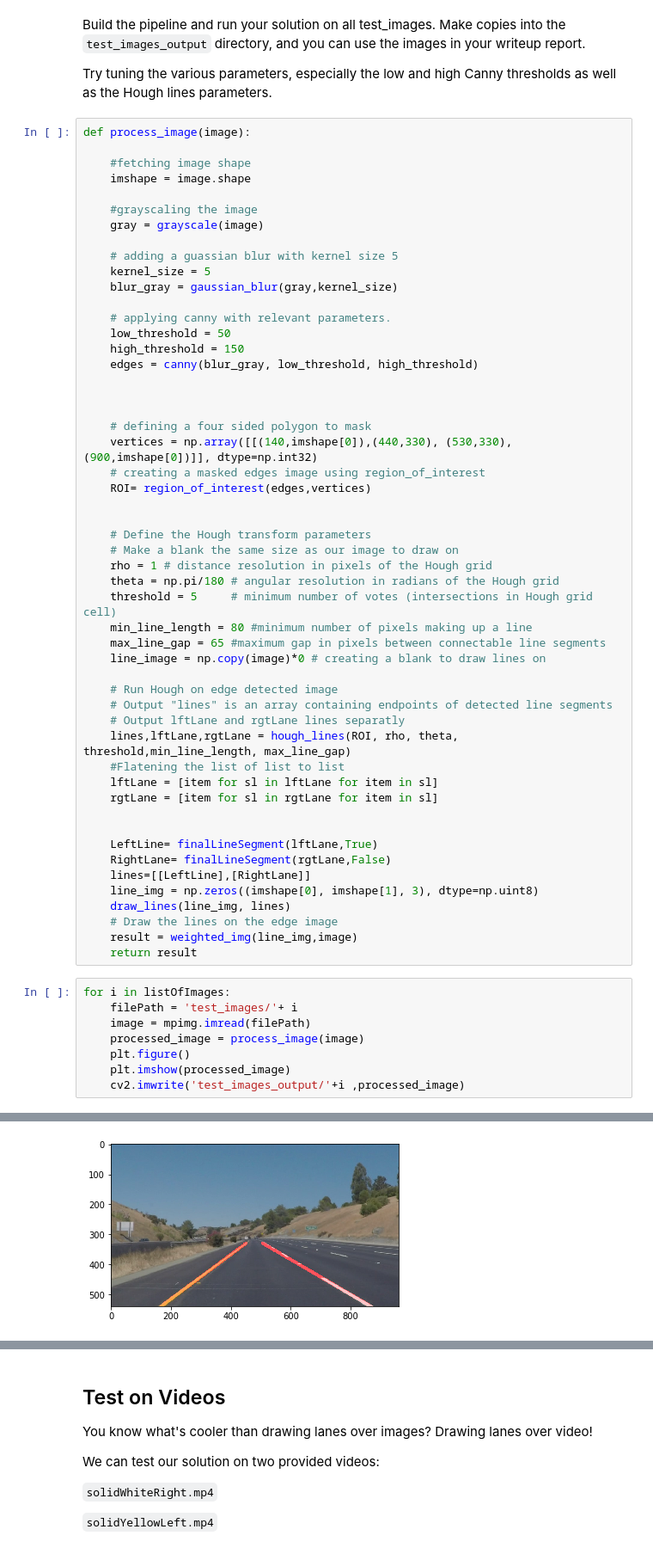
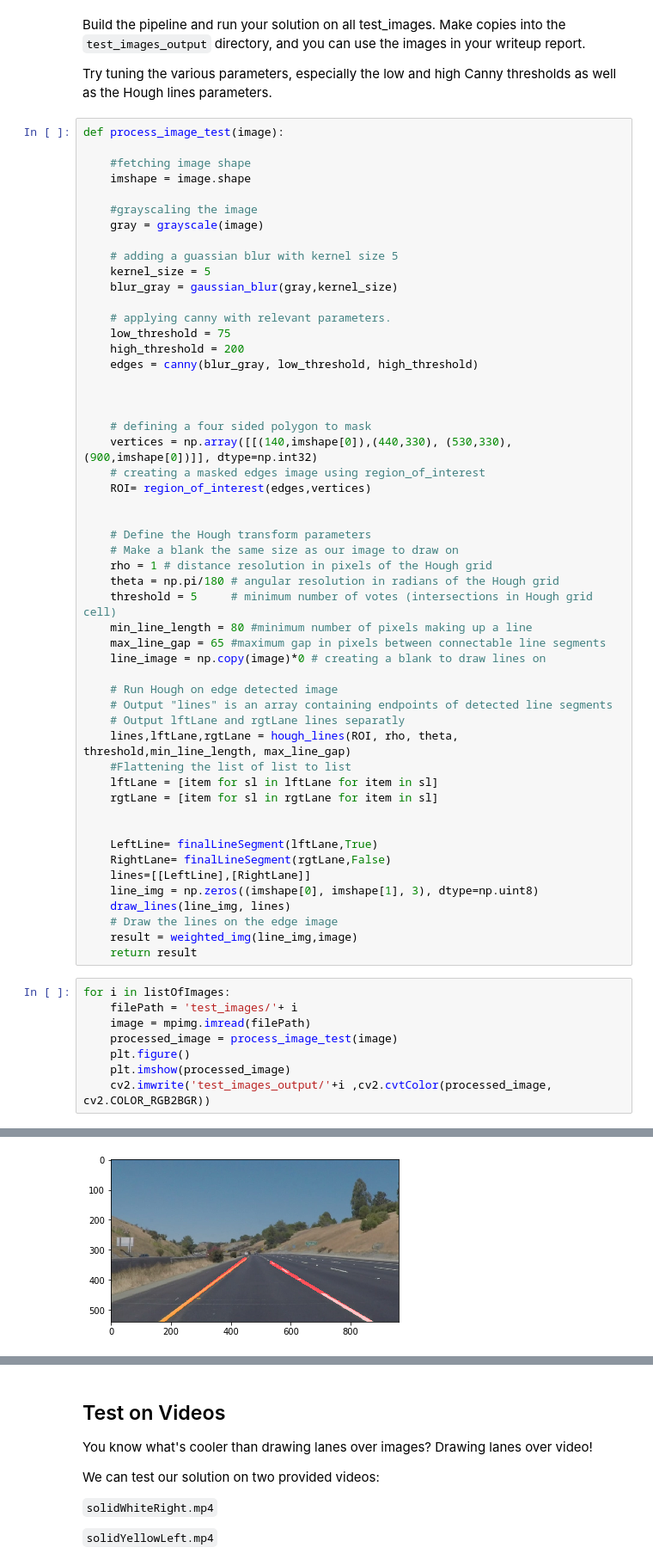
Before and after one commit to YashCS90/LaneFinding, a Jupyter notebook: P1.ipynb, the cells around one changed output, grey strips where cells are left out. Shown at 86% size. Saved outputs shown, nothing was run; the diff lists cells and outputs as text.

Commit message:
update code and output files

```diff
--- a/P1.ipynb
+++ b/P1.ipynb
@@ -347,7 +355,7 @@ Build the pipeline and run your solution on all test_images. Make copies into th
 
 Try tuning the various parameters, especially the low and high Canny thresholds as well as the Hough lines parameters.
 # %%
-def process_image(image):
+def process_image_test(image):
 
     #fetching image shape
     imshape = image.shape
@@ -360,8 +368,8 @@ def process_image(image):
     blur_gray = gaussian_blur(gray,kernel_size)
 
     # applying canny with relevant parameters.
-    low_threshold = 50
-    high_threshold = 150
+    low_threshold = 75
+    high_threshold = 200
     edges = canny(blur_gray, low_threshold, high_threshold)
 
 
@@ -385,7 +393,7 @@ def process_image(image):
     # Output "lines" is an array containing endpoints of detected line segments
     # Output lftLane and rgtLane lines separatly
     lines,lftLane,rgtLane = hough_lines(ROI, rho, theta, threshold,min_line_length, max_line_gap)
-    #Flatening the list of list to list
+    #Flattening the list of list to list
     lftLane = [item for sl in lftLane for item in sl]
     rgtLane = [item for sl in rgtLane for item in sl]
 
@@ -401,15 +409,15 @@ def process_image(image):
 # %%
 for i in listOfImages:
     filePath = 'test_images/'+ i
     image = mpimg.imread(filePath)
-    processed_image = process_image(image)
+    processed_image = process_image_test(image)
     plt.figure()
     plt.imshow(processed_image)
-    cv2.imwrite('test_images_output/'+i ,processed_image)
+    cv2.imwrite('test_images_output/'+i ,cv2.cvtColor(processed_image, cv2.COLOR_RGB2BGR))
 # %% [output]
 [figure]
 [figure]
-[figure, old version]
+[figure, new version]
 [figure]
 [figure]
 [figure]
```
Also changed, not shown: parts of 6 cells of this notebook, 6 other files.
